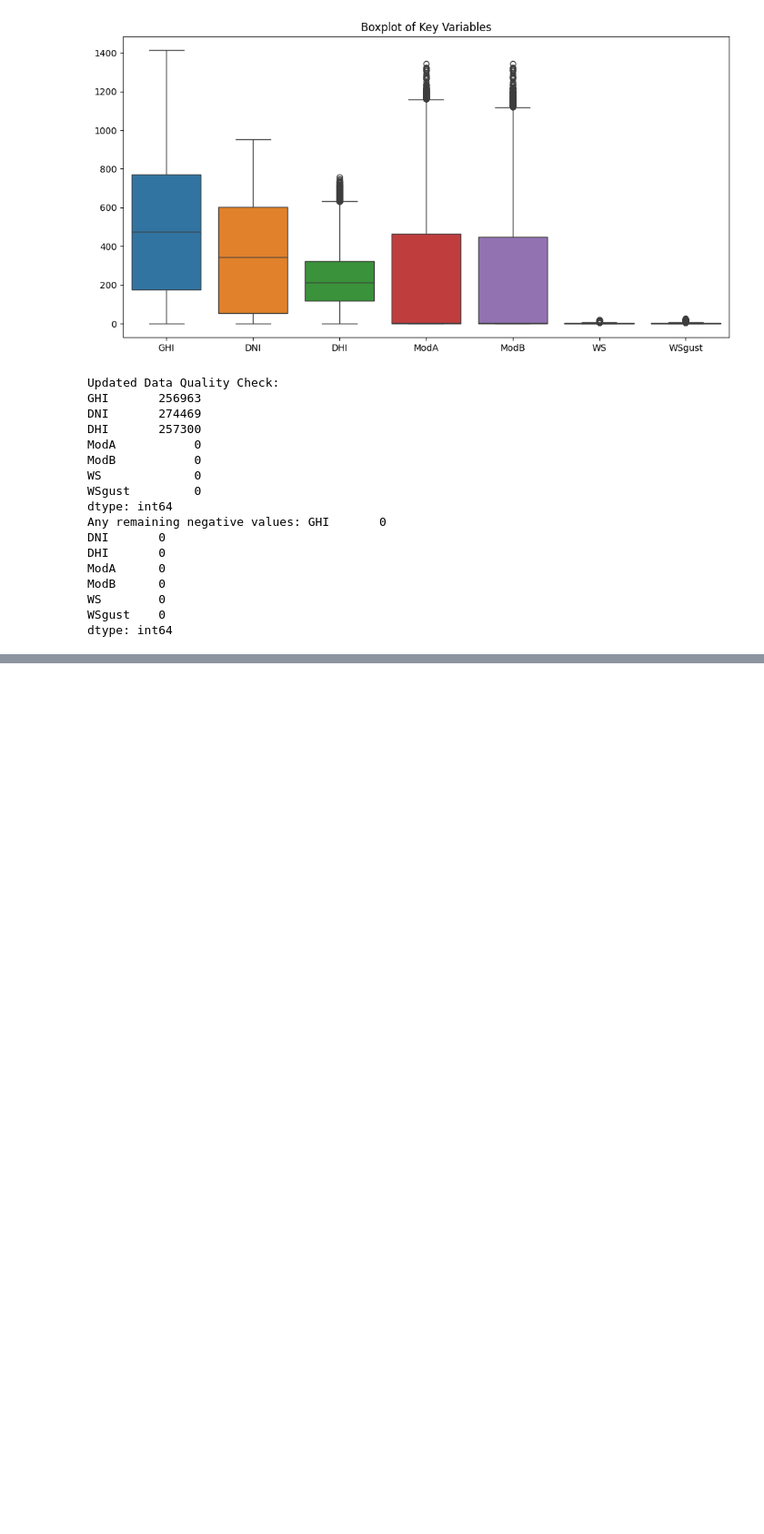
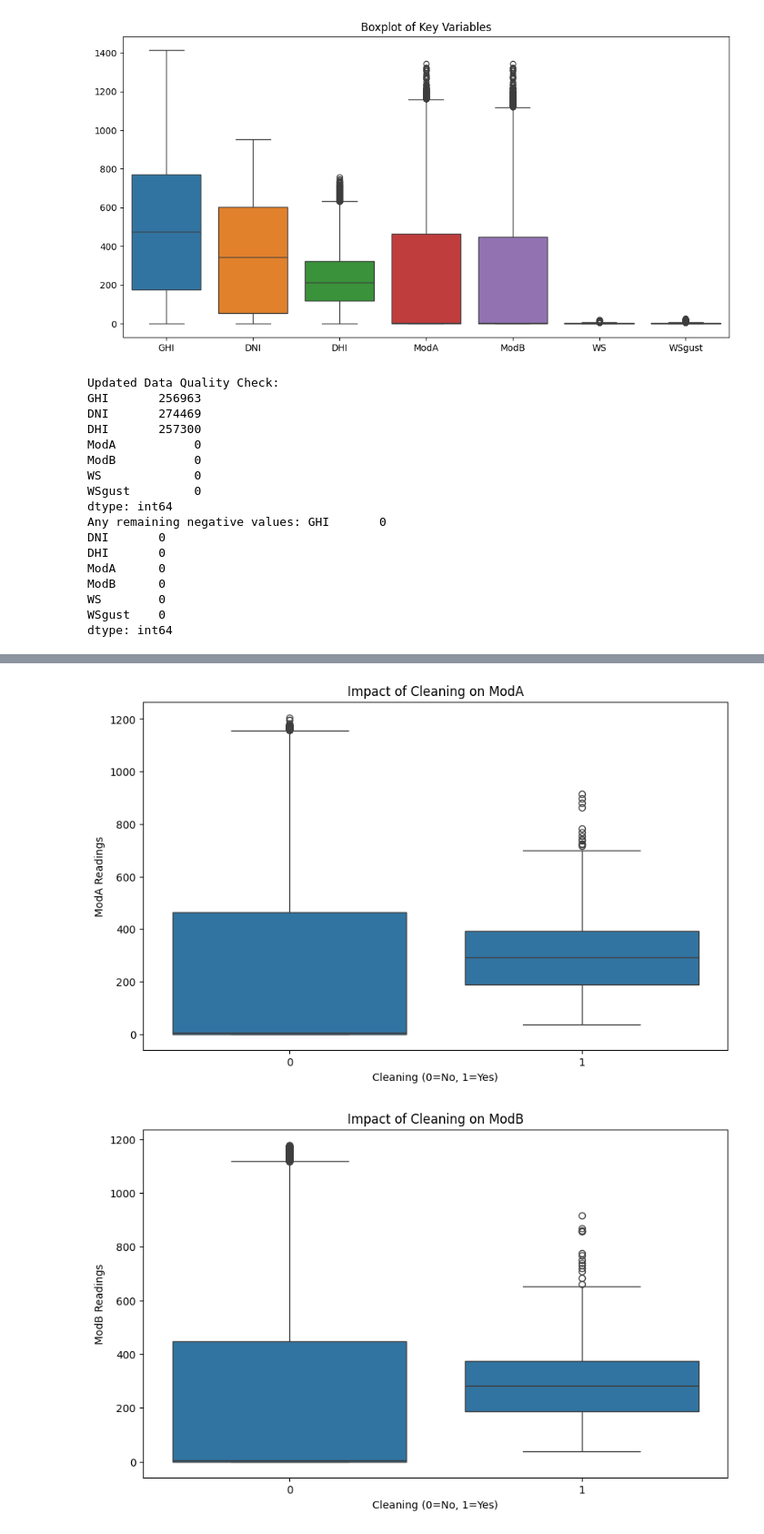
Before and after one commit to Nahom-ketsela/kaim-week-00, a Jupyter notebook: benin.ipynb, the cells around one changed output, grey strips where cells are left out. Shown at 91% size. Saved outputs shown, nothing was run; the diff lists cells and outputs as text; code cells hidden in the pictures; blank space fills up the shorter version.

```diff
--- a/benin.ipynb
+++ b/benin.ipynb
@@ -208,0 +248,21 @@ dtype: int64
+# %%
+import seaborn as sns
+
+# Boxplot for ModA
+plt.figure(figsize=(10, 6))
+sns.boxplot(x=data['Cleaning'], y=data['ModA'])
+plt.xlabel('Cleaning (0=No, 1=Yes)')
+plt.ylabel('ModA Readings')
+plt.title('Impact of Cleaning on ModA')
+plt.show()
+
+# Boxplot for ModB
+plt.figure(figsize=(10, 6))
+sns.boxplot(x=data['Cleaning'], y=data['ModB'])
+plt.xlabel('Cleaning (0=No, 1=Yes)')
+plt.ylabel('ModB Readings')
+plt.title('Impact of Cleaning on ModB')
+plt.show()
+# %% [output]
+[figure, added]
+[figure, added]
```
Also changed, not shown: parts of 2 cells of this notebook.
